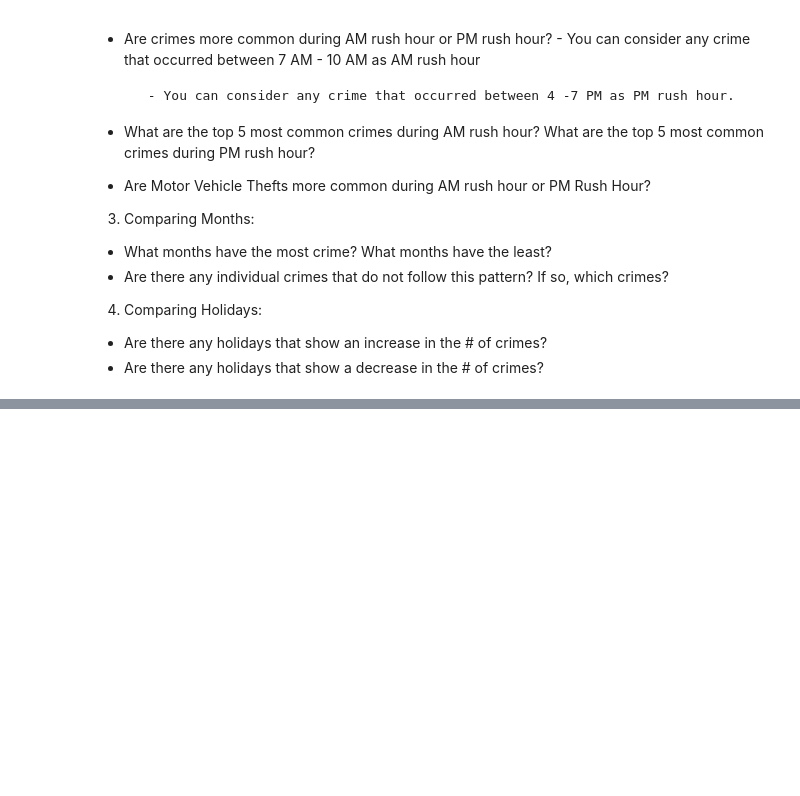
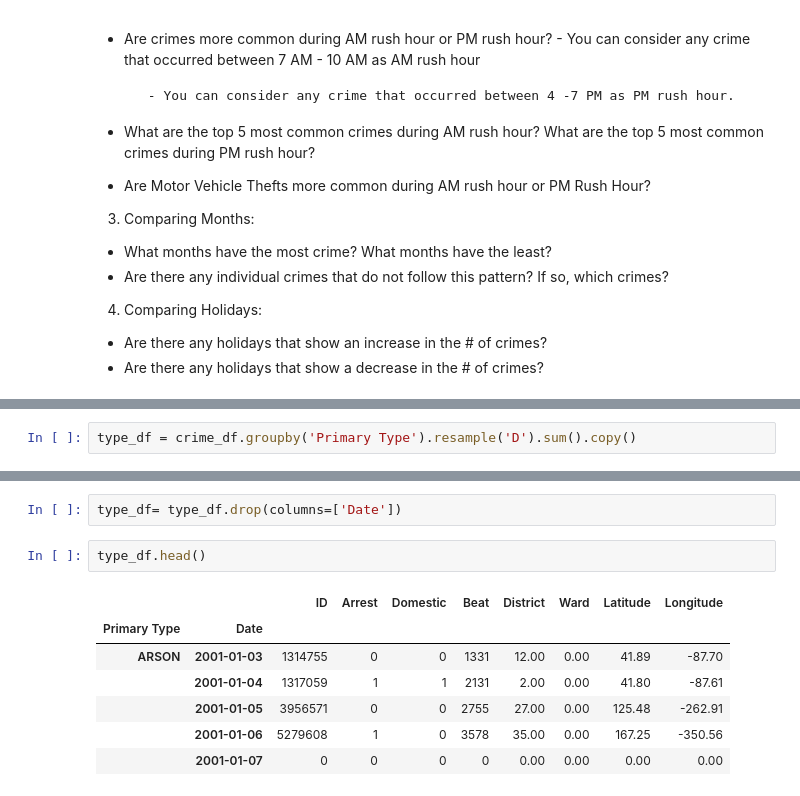
Before and after one commit to EfaOnyianta/Project-Part-4, a Jupyter notebook: Untitled.ipynb, the cells around one changed output, grey strips where cells are left out. Cells and saved outputs as stored; diff of their text form; blank space fills up the shorter version.

```diff
--- a/Untitled.ipynb
+++ b/Untitled.ipynb
@@ -197,3 +188,5 @@ type_df = crime_df.groupby('Primary Type').resample('Y').sum()
+# %%
+type_df = crime_df.groupby('Primary Type').resample('D').sum().copy()
 # %%
 #type_df= type_df.drop(columns=['Year'])
 type_df.info()
@@ -202,2 +220,14 @@ type_df.head()
+# %%
+type_df= type_df.drop(columns=['Date'])
+# %%
+type_df.head()
+# %% [output]
+|  |  | ID | Arrest | Domestic | Beat | District | Ward | Latitude | Longitude |
+| Primary Type | Date |  |  |  |  |  |  |  |  |
+| ARSON | 2001-01-03 | 1314755 | 0 | 0 | 1331 | 12.00 | 0.00 | 41.89 | -87.70 |
+|  | 2001-01-04 | 1317059 | 1 | 1 | 2131 | 2.00 | 0.00 | 41.80 | -87.61 |
+|  | 2001-01-05 | 3956571 | 0 | 0 | 2755 | 27.00 | 0.00 | 125.48 | -262.91 |
+|  | 2001-01-06 | 5279608 | 1 | 0 | 3578 | 35.00 | 0.00 | 167.25 | -350.56 |
+|  | 2001-01-07 | 0 | 0 | 0 | 0 | 0.00 | 0.00 | 0.00 | 0.00 |
 # %%
 type_df.index.get_level_values(0)
```
Also changed, not shown: parts of 18 cells of this notebook, 1 other file.
